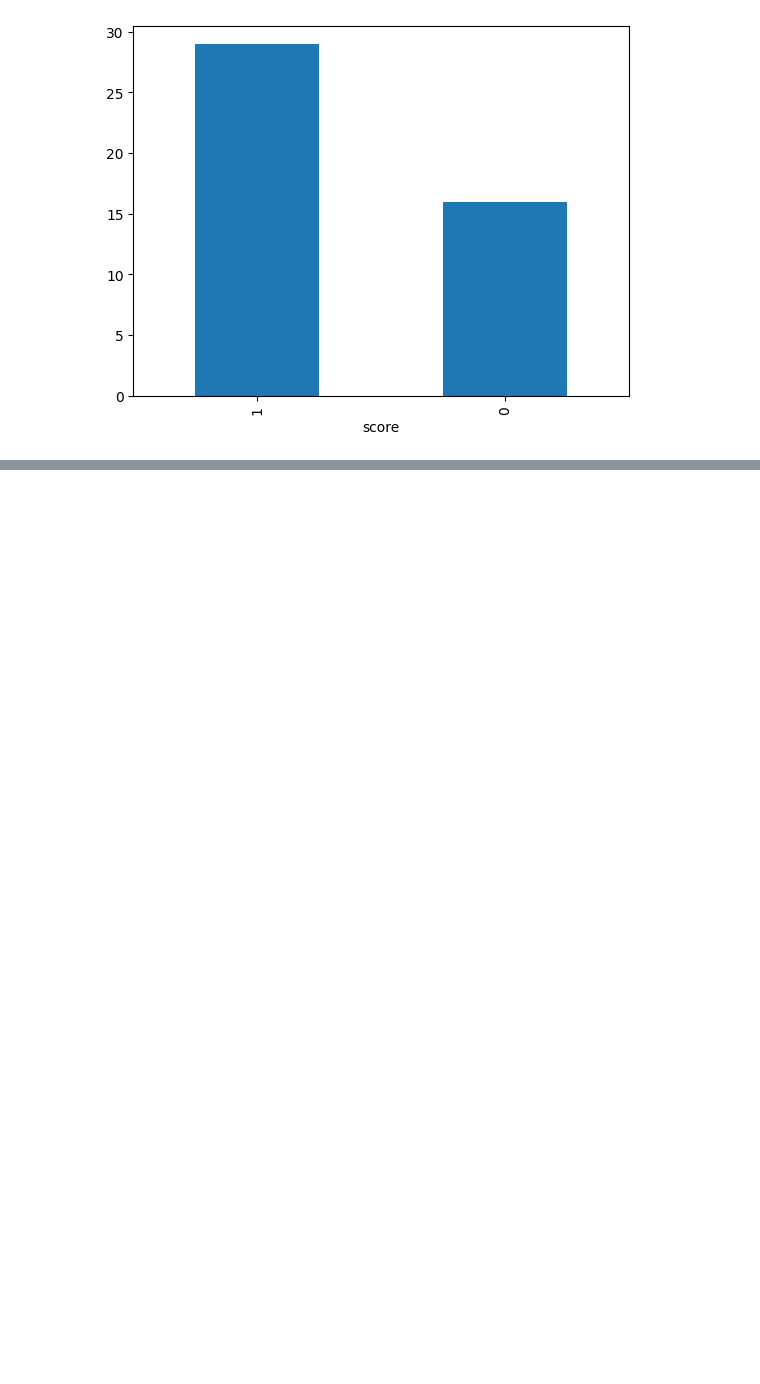
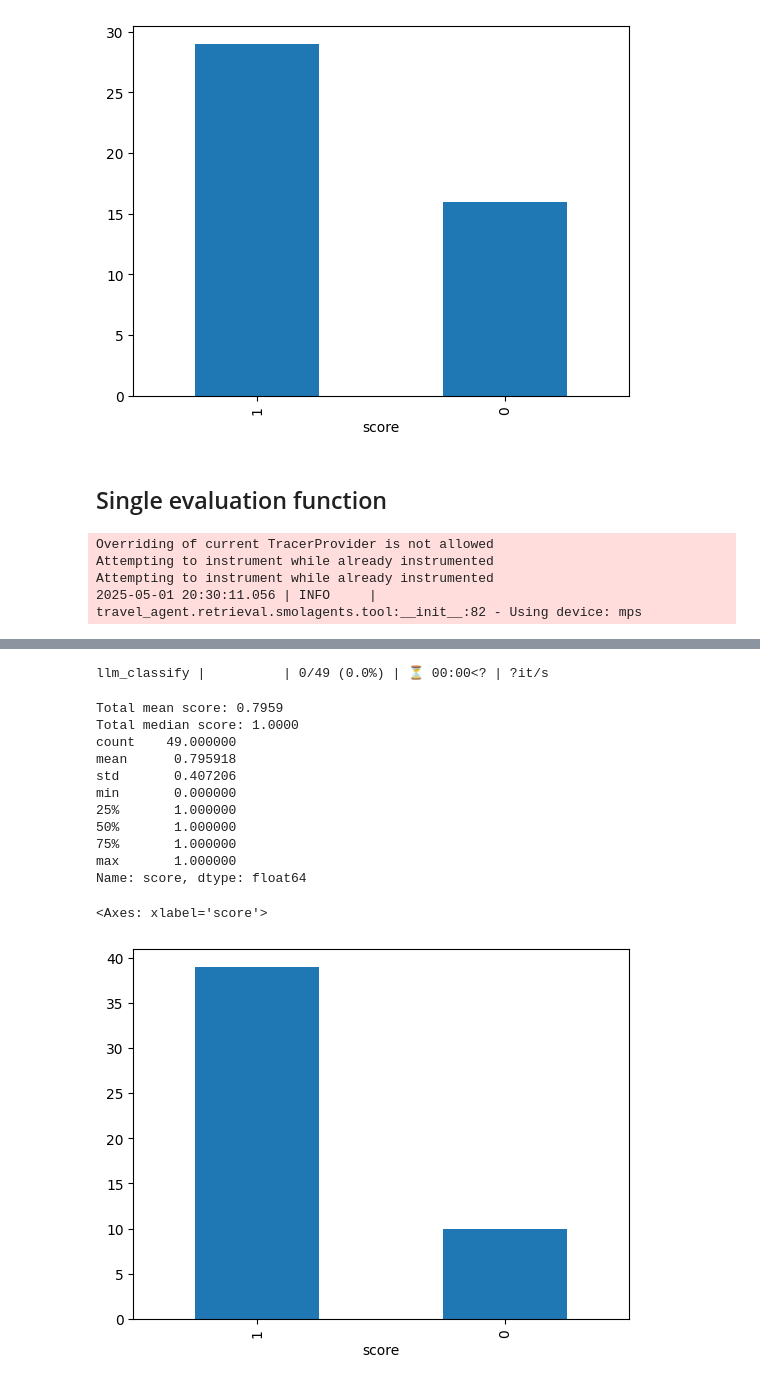
Before and after one commit to miem-refugees/travel-agent, a Jupyter notebook: notebooks/rag_evaluation.ipynb, the cells around one changed output, grey strips where cells are left out. Saved outputs shown, nothing was run; the diff lists cells and outputs as text; code cells hidden in the pictures; blank space fills up the shorter version.

Commit message:
Add HF evaluation

```diff
--- a/notebooks/rag_evaluation.ipynb
+++ b/notebooks/rag_evaluation.ipynb
@@ -90,7 +89,7 @@ https://huggingface.co/blog/smolagents-phoenix
 # then run this
 
 
-project_name = f"travel-agent-eval-{datetime.now().strftime('%Y-%m-%d-%H-%M-%S')}"
+project_name = "travel-agent-eval-saiga-nemo-12b-q4"
 
 tracer_provider = register(
     project_name=project_name, auto_instrument=True
@@ -243,3 +242,64 @@ max       1.000000
 Name: score, dtype: float64
 <Axes: xlabel='score'>
 [figure]
+# %% [markdown]
+## Single evaluation function
+# %%
+nest_asyncio.apply()
+
+questions = pd.read_csv("../data/questions/rag/moskva.csv")
+llm_model_name = "hf.co/IlyaGusev/saiga_yandexgpt_8b_gguf:Q4_0"
+embed_model_name = "intfloat/multilingual-e5-base"
+collection_name = "moskva_intfloat_multilingual_e5_base"
+# project_name = f"travel-agent-eval-{llm_model_name}"
+
+tracer_provider = register(project_name=project_name, auto_instrument=True)
+SmolagentsInstrumentor().instrument(tracer_provider=tracer_provider)
+
+agent = ToolCallingAgent(
+    tools=[TravelReviewQueryTool(embed_model_name, qdrant_client, collection_name)],
+    model=LiteLLMModel(
+        model_id=f"ollama_chat/{llm_model_name}",
+        api_base=os.getenv("OLLAMA_URL", "http://127.0.0.1:11434"),
+        num_ctx=8192,
+    ),
+    max_steps=10,
+    verbosity_level=0,  # only errors
+)
+
+for q in tqdm(questions["question"].tolist()):
+    agent.run(q)
+
+tool_spans = (
+    px.Client()
+    .query_spans(
+        SpanQuery().where("name == 'TravelReviewQueryTool'").select(input="input.value", reference="output.value"),
+        project_name=project_name,
+    )
+    .dropna()
+)
+tool_spans["input"] = tool_spans["input"].apply(lambda x: json.loads(x).get("kwargs", {}).get("query", ""))
+
+eval_results = llm_classify(
+    data=tool_spans,
+    model=GeminiModel(model="gemini-2.0-flash-lite-001", project=659002550737),
+    template=RAG_RELEVANCY_PROMPT_TEMPLATE,
+    rails=["relevant", "unrelated"],
+    concurrency=10,
+    provide_explanation=True,
+)
+eval_results["score"] = eval_results["explanation"].apply(lambda x: 1 if "relevant" in x else 0)
+
+px.Client().log_evaluations(SpanEvaluations(eval_name="TravelReviewQueryTool Relevancy", dataframe=eval_results))
+
+print(f"Total mean score: {eval_results.score.mean():.4f}")
+print(f"Total median score: {eval_results.score.median():.4f}")
+
+print(eval_results.score.describe())
+
+eval_results.score.value_counts().plot.bar()
+# %% [output]
+Overriding of current TracerProvider is not allowed
+Attempting to instrument while already instrumented
+Attempting to instrument while already instrumented
+2025-05-01 20:30:11.056 | INFO     | travel_agent.retrieval.smolagents.tool:__init__:82 - Using device: mps
@@ -245,0 +319,14 @@ Name: score, dtype: float64
+llm_classify |          | 0/49 (0.0%) | ⏳ 00:00<? | ?it/s
+Total mean score: 0.7959
+Total median score: 1.0000
+count    49.000000
+mean      0.795918
+std       0.407206
+min       0.000000
+25%       1.000000
+50%       1.000000
+75%       1.000000
+max       1.000000
+Name: score, dtype: float64
+<Axes: xlabel='score'>
+[figure, added]
```
Also changed, not shown: parts of 3 cells of this notebook.
